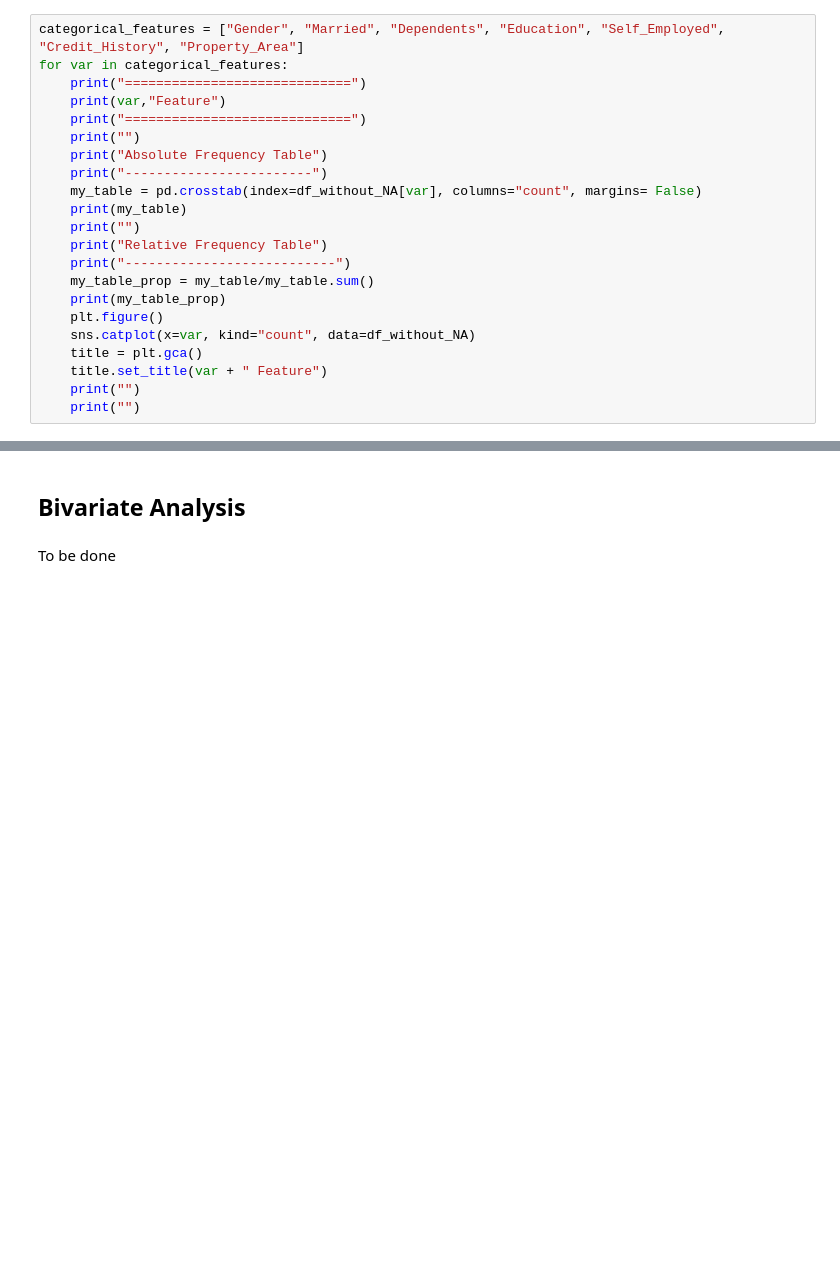
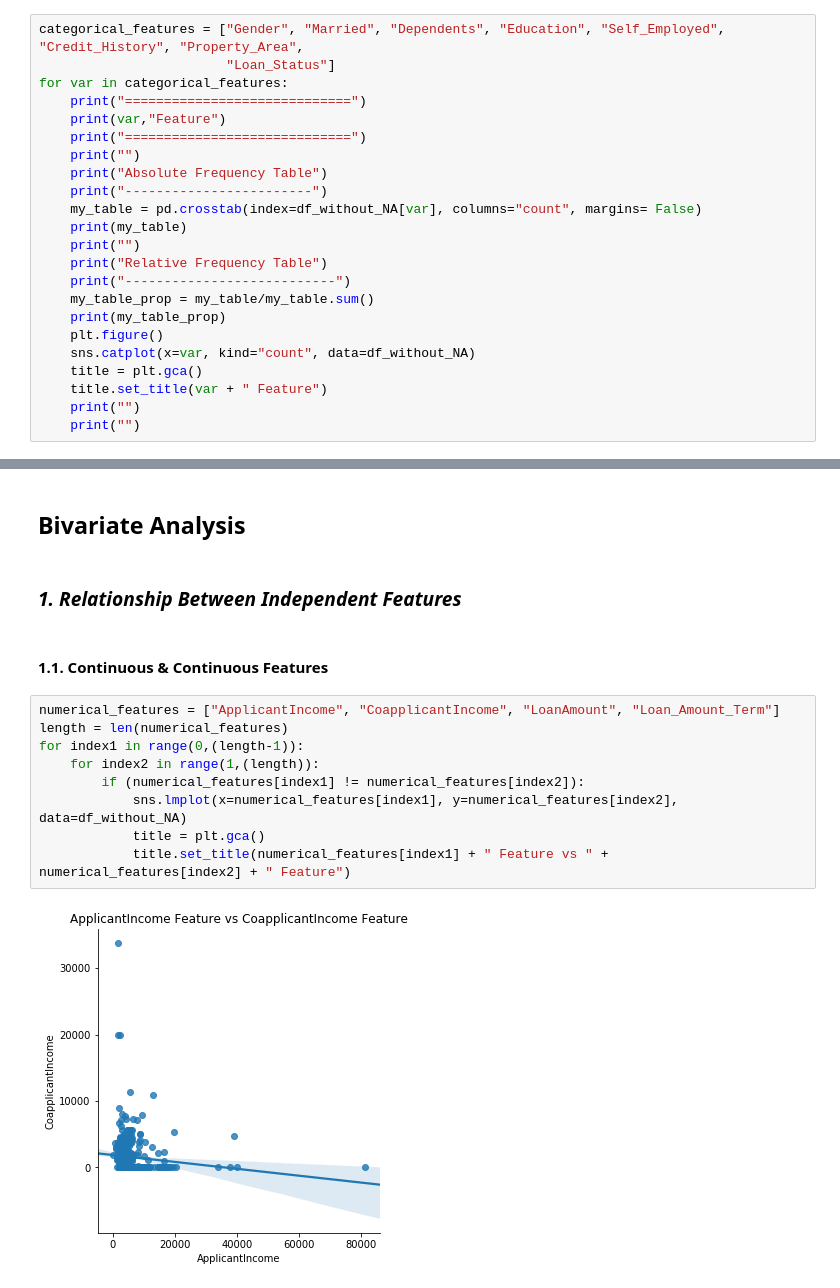
Before and after one commit to VhRizzo1/Loan_prediction, a Jupyter notebook: notebooks/EDA/Loan_02042019.ipynb, the cells around one changed output, grey strips where cells are left out. Saved outputs shown, nothing was run; the diff lists cells and outputs as text; blank space fills up the shorter version.

```diff
--- a/notebooks/EDA/Loan_02042019.ipynb
+++ b/notebooks/EDA/Loan_02042019.ipynb
@@ -273,7 +272,8 @@ Dispersion Measures
 # %% [markdown]
 ### *3.3.3 - Categorical Features*
 # %%
-categorical_features = ["Gender", "Married", "Dependents", "Education", "Self_Employed", "Credit_History", "Property_Area"]
+categorical_features = ["Gender", "Married", "Dependents", "Education", "Self_Employed", "Credit_History", "Property_Area",
+                        "Loan_Status"]
 for var in categorical_features:
     print("=============================")
     print(var,"Feature")
@@ -327,4 +327,17 @@ Urban          0.312500
 # %% [markdown]
 ## Bivariate Analysis
-# %% [markdown]
-To be done
+# %% [markdown]
+### *1. Relationship Between Independent Features*
+# %% [markdown]
+#### 1.1. Continuous & Continuous Features
+# %%
+numerical_features = ["ApplicantIncome", "CoapplicantIncome", "LoanAmount", "Loan_Amount_Term"]
+length = len(numerical_features)
+for index1 in range(0,(length-1)):
+    for index2 in range(1,(length)):
+        if (numerical_features[index1] != numerical_features[index2]):
+            sns.lmplot(x=numerical_features[index1], y=numerical_features[index2], data=df_without_NA)
+            title = plt.gca()
+            title.set_title(numerical_features[index1] + " Feature vs " + numerical_features[index2] + " Feature")
+# %% [output]
+[figure, added]
```
Also changed, not shown: parts of 8 cells of this notebook.
